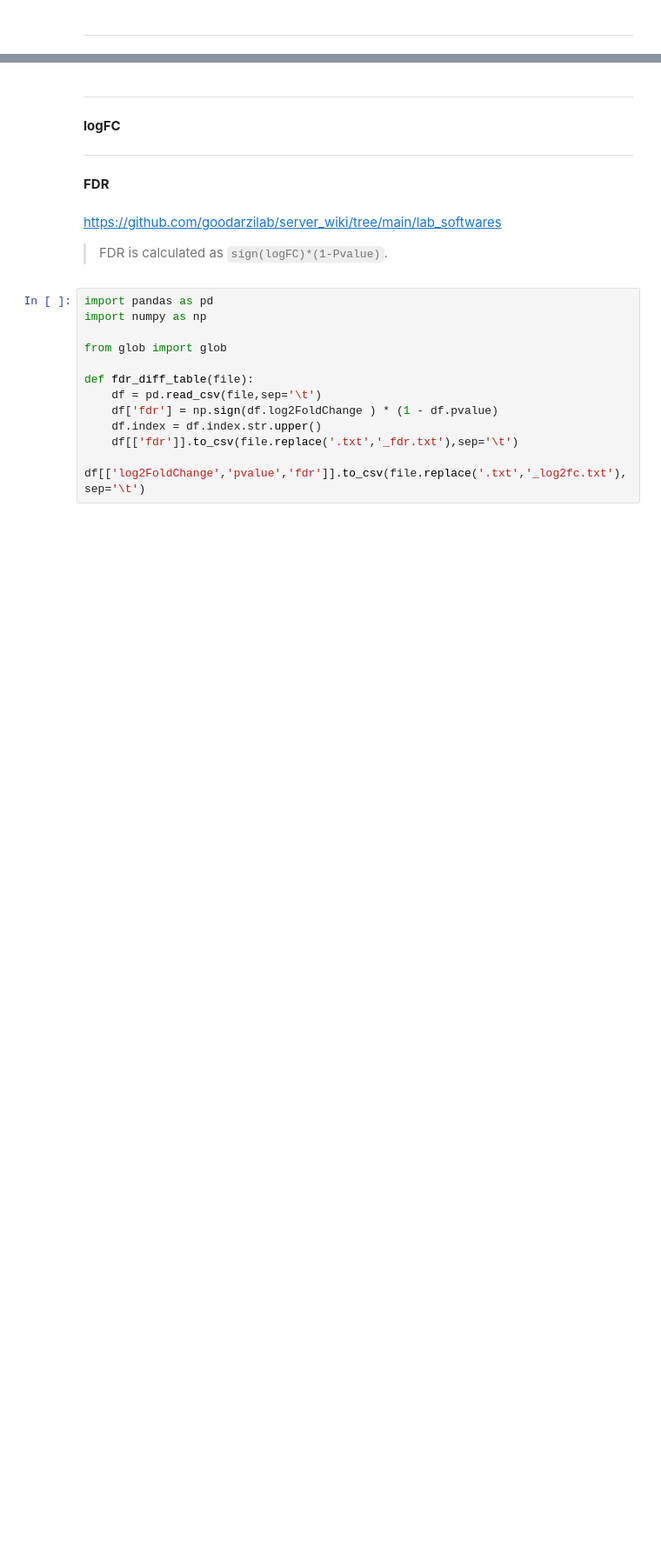
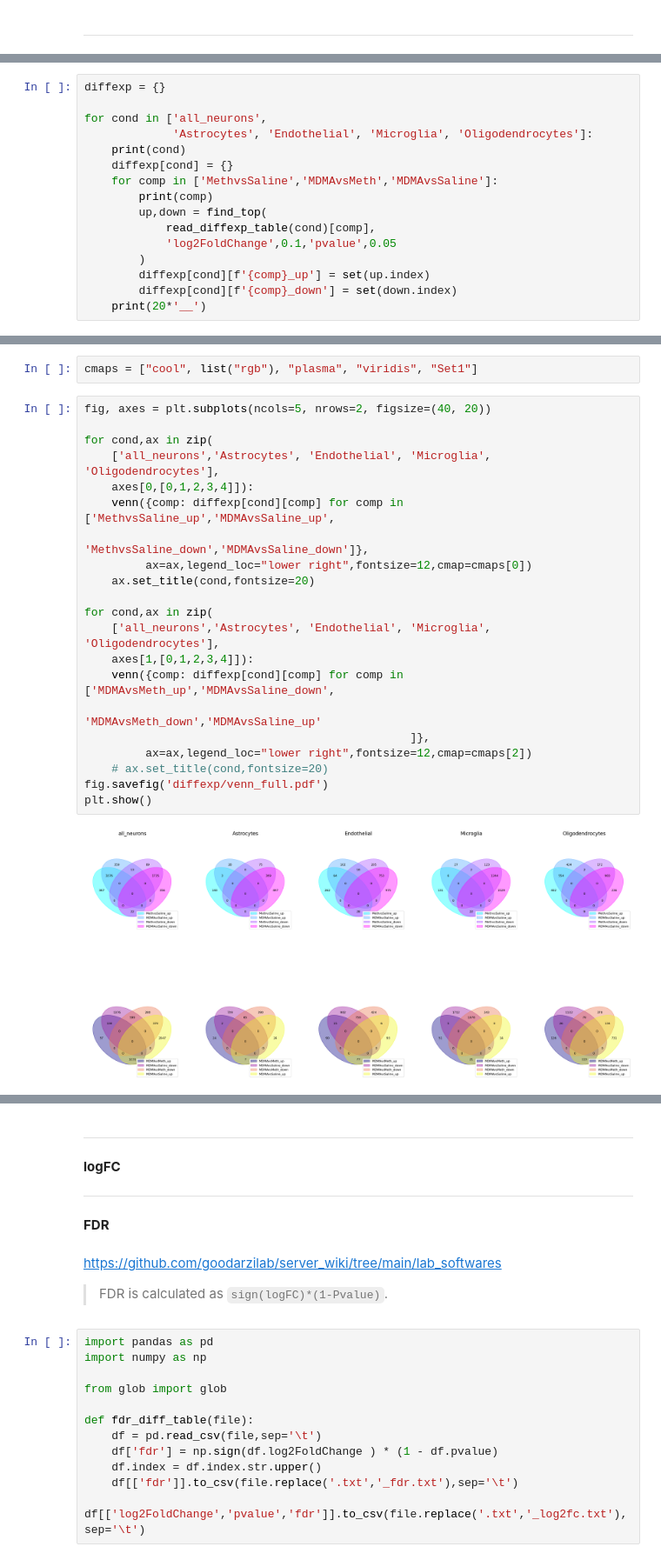
Before and after one commit to SABAFQ/MDMA-scRNAseq, a Jupyter notebook: 3-differential-expression-analysis.ipynb, the cells around one changed output, grey strips where cells are left out. Shown at 87% size. Cells and saved outputs as stored; diff of their text form; blank space fills up the shorter version.

```diff
--- a/3-differential-expression-analysis.ipynb
+++ b/3-differential-expression-analysis.ipynb
@@ -302,0 +266,16 @@ draw_volcano('Oligodendrocytes',4,lfc.cutoff = 0.5)
+# %%
+diffexp = {}
+
+for cond in ['all_neurons',
+             'Astrocytes', 'Endothelial', 'Microglia', 'Oligodendrocytes']:
+    print(cond)
+    diffexp[cond] = {}
+    for comp in ['MethvsSaline','MDMAvsMeth','MDMAvsSaline']:
+        print(comp)
+        up,down = find_top(
+            read_diffexp_table(cond)[comp],
+            'log2FoldChange',0.1,'pvalue',0.05
+        )
+        diffexp[cond][f'{comp}_up'] = set(up.index)
+        diffexp[cond][f'{comp}_down'] = set(down.index)
+    print(20*'__')
@@ -302,0 +303,25 @@ draw_volcano('Oligodendrocytes',4,lfc.cutoff = 0.5)
+# %%
+cmaps = ["cool", list("rgb"), "plasma", "viridis", "Set1"]
+# %%
+fig, axes = plt.subplots(ncols=5, nrows=2, figsize=(40, 20))
+
+for cond,ax in zip(
+    ['all_neurons','Astrocytes', 'Endothelial', 'Microglia', 'Oligodendrocytes'],
+    axes[0,[0,1,2,3,4]]):
+    venn({comp: diffexp[cond][comp] for comp in ['MethvsSaline_up','MDMAvsSaline_up',
+                                                'MethvsSaline_down','MDMAvsSaline_down']},
+         ax=ax,legend_loc="lower right",fontsize=12,cmap=cmaps[0])
+    ax.set_title(cond,fontsize=20)
+
+for cond,ax in zip(
+    ['all_neurons','Astrocytes', 'Endothelial', 'Microglia', 'Oligodendrocytes'],
+    axes[1,[0,1,2,3,4]]):
+    venn({comp: diffexp[cond][comp] for comp in ['MDMAvsMeth_up','MDMAvsSaline_down',
+                                                 'MDMAvsMeth_down','MDMAvsSaline_up'
+                                                ]},
+         ax=ax,legend_loc="lower right",fontsize=12,cmap=cmaps[2])
+    # ax.set_title(cond,fontsize=20)
+fig.savefig('diffexp/venn_full.pdf')
+plt.show()
+# %% [output]
+[figure, added]
```
Also changed, not shown: parts of 121 cells of this notebook, 4 other files.
